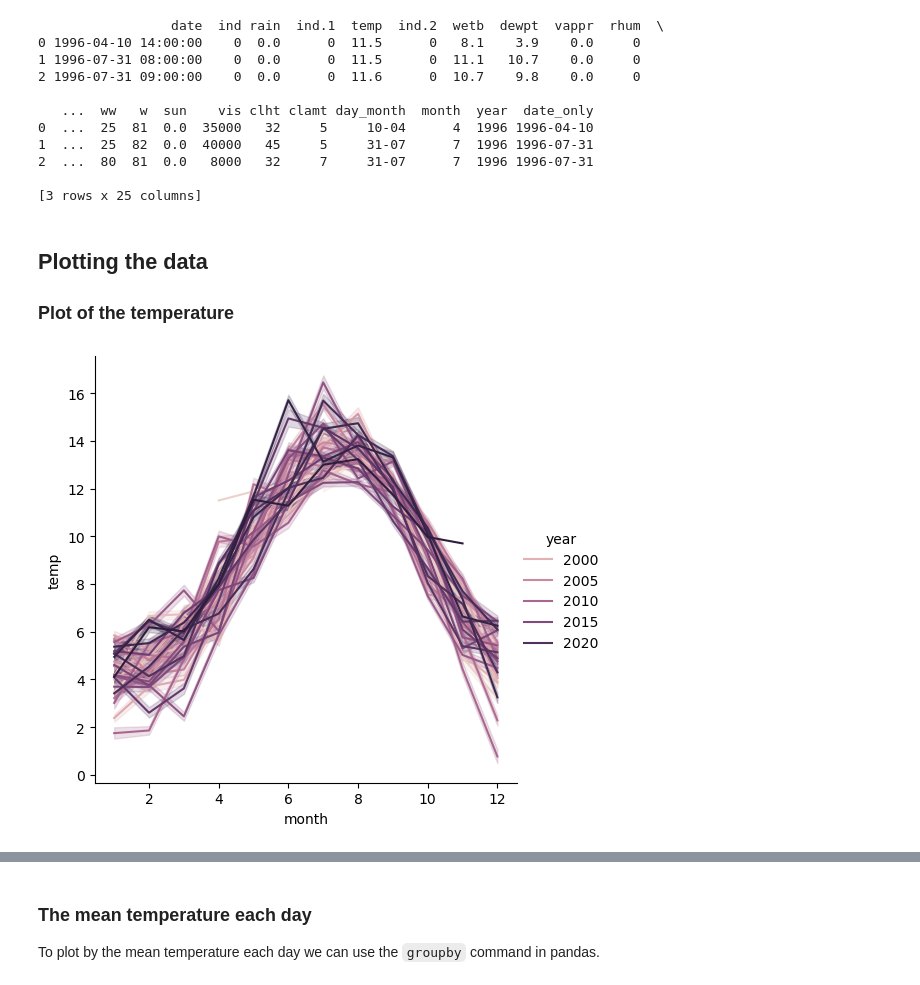
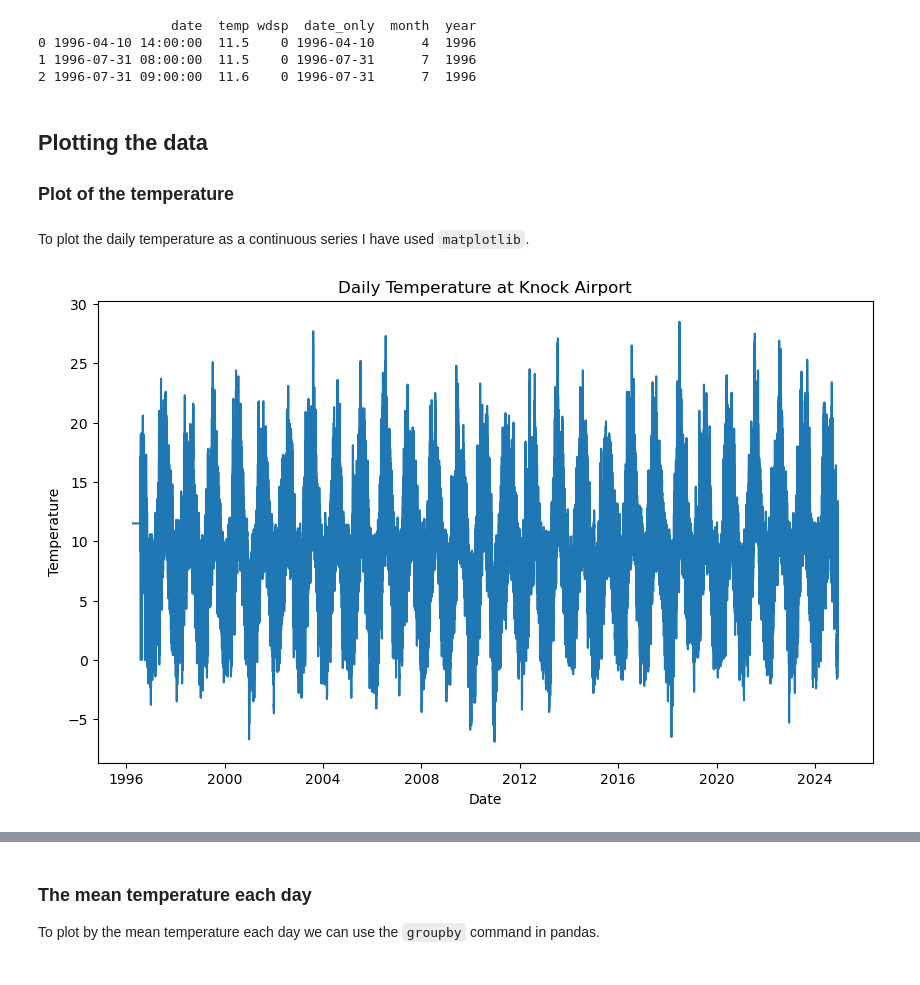
Before and after one commit to kknb1982/pfda, a Jupyter notebook: assignments/assignment_6_Weather.ipynb, the cells around one changed output, grey strips where cells are left out. Cells and saved outputs as stored; diff of their text form; code cells hidden in the pictures.

Commit message:
Updated charts

```diff
--- a/assignments/assignment_6_Weather.ipynb
+++ b/assignments/assignment_6_Weather.ipynb
@@ -26,5 +14,6 @@ Use `read.csv` to import the data. Checking the data on this link shows the actu
 # %%
-df = pd.read_csv("https://cli.fusio.net/cli/climate_data/webdata/hly4935.csv", low_memory=False, skiprows=23,parse_dates=['date'])
+fields = ['date', 'temp', 'wdsp']
+df = pd.read_csv("https://cli.fusio.net/cli/climate_data/webdata/hly4935.csv", skiprows=23, usecols=fields, dtype = {'temp':float, 'windsp': object}, parse_dates=['date'])
 print(df.info())
 # %% [output]
 <class 'pandas.core.frame.DataFrame'>
@@ -50,16 +35,9 @@ df['month'] = df['date'].dt.month
 df['year'] = df['date'].dt.year
 print(df.head(3))
 # %% [output]
-                 date  ind rain  ind.1  temp  ind.2  wetb  dewpt  vappr  rhum  \
-0 1996-04-10 14:00:00    0  0.0      0  11.5      0   8.1    3.9    0.0     0
-1 1996-07-31 08:00:00    0  0.0      0  11.5      0  11.1   10.7    0.0     0
-2 1996-07-31 09:00:00    0  0.0      0  11.6      0  10.7    9.8    0.0     0
-
-   ...  ww   w  sun    vis clht clamt day_month  month  year  date_only
-0  ...  25  81  0.0  35000   32     5     10-04      4  1996 1996-04-10
-1  ...  25  82  0.0  40000   45     5     31-07      7  1996 1996-07-31
-2  ...  80  81  0.0   8000   32     7     31-07      7  1996 1996-07-31
-
-[3 rows x 25 columns]
+                 date  temp wdsp  date_only  month  year
+0 1996-04-10 14:00:00  11.5    0 1996-04-10      4  1996
+1 1996-07-31 08:00:00  11.5    0 1996-07-31      7  1996
+2 1996-07-31 09:00:00  11.6    0 1996-07-31      7  1996
 # %% [markdown]
 ## Plotting the data
@@ -69,9 +46,12 @@ print(df.columns)
-# %%
-import seaborn as sns
-
-sns.relplot(data=df, x='month', y='temp', hue='year', kind='line')
-
-
-plt.show()
-# %% [output]
-[figure, removed]
+# %% [markdown]
+To plot the daily temperature as a continuous series I have used `matplotlib`.
+# %%
+df.set_index('date', inplace=True)
+plt.figure(figsize=(10, 6))
+plt.xlabel('Date')
+plt.ylabel('Temperature')
+plt.title('Daily Temperature at Knock Airport')
+plt.plot(df['temp'], label='Temperature')
+plt.show()
+# %% [output]
+[figure, added]
```
Also changed, not shown: parts of 21 cells of this notebook.
